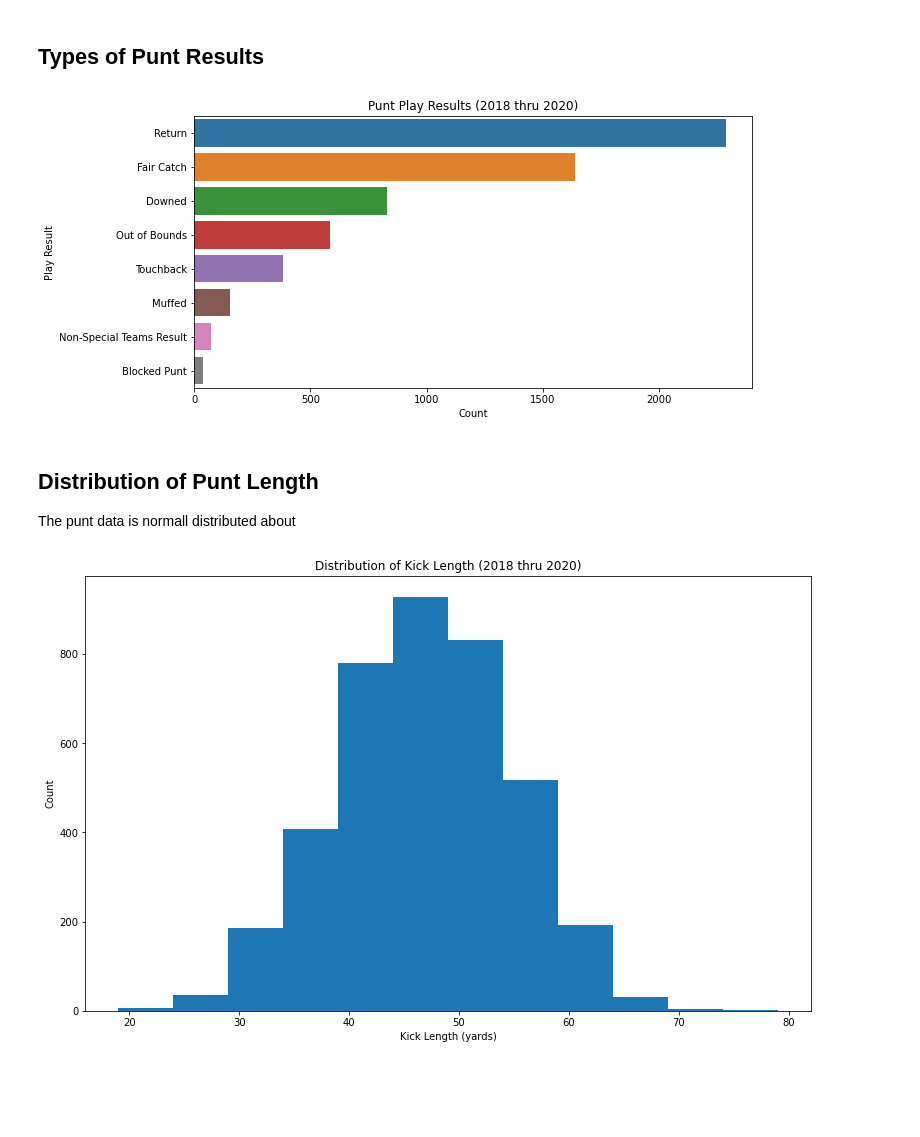
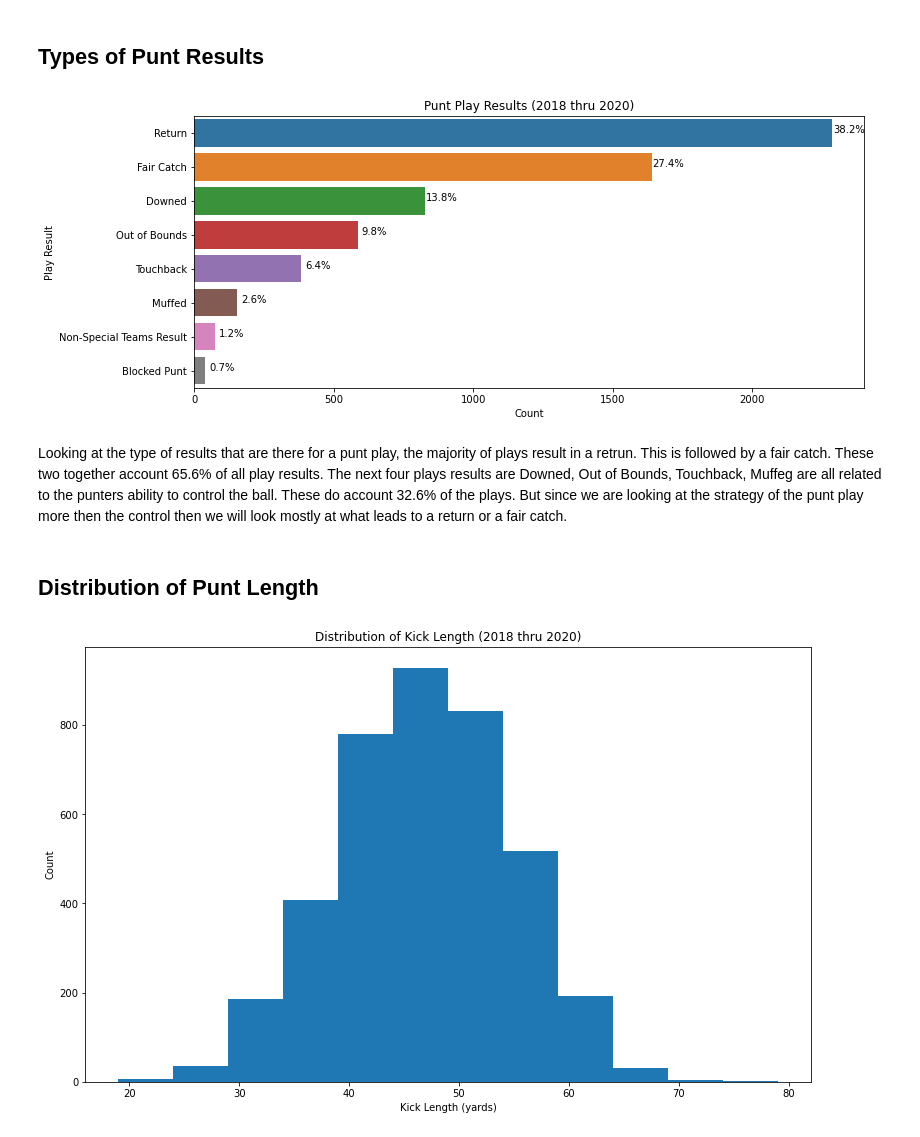
Before and after one commit to dkrejcarek/punt_analysis, a Jupyter notebook: Part_II_slide_deck_template.ipynb, the cells around one changed output. Cells and saved outputs as stored; diff of their text form; code cells hidden in the pictures; blank space fills up the shorter version.

```diff
--- a/Part_II_slide_deck_template.ipynb
+++ b/Part_II_slide_deck_template.ipynb
@@ -45,19 +44,35 @@ play_type = ['Punt']
 plays_returnable = plays[plays['specialTeamsPlayType'].isin(play_type)]
 # %%
 # Plot the type of results
-plt.figure(figsize=[10,5])
+plt.figure(figsize=[12,5])
 order = plays_returnable.specialTeamsResult.value_counts().index
+type_counts = plays_returnable['specialTeamsResult'].value_counts()
+n_plays = plays_returnable.specialTeamsResult.count()
+
 
 sb.countplot(data = plays_returnable, y = 'specialTeamsResult', order = order)
 plt.title('Punt Play Results (2018 thru 2020)')
 plt.ylabel('Play Result')
-plt.xlabel('Count');
+plt.xlabel('Count')
+
+# get the current tick locations and labels
+locs, labels = plt.yticks()
+
+# loop through each pair of locations and labels
+for loc, label in zip(locs, labels):
+
+    # get the text property for the label to get the correct count
+    count = type_counts[label.get_text()]
+    pct_string = '{:0.1f}%'.format(100*count/n_plays)
+
+    # print the annotation just below the top of the bar
+    plt.text(count + 60, loc, pct_string, ha = 'center', color = 'black');
 # %% [output]
-[figure, old version]
+[figure, new version]
+# %% [markdown]
+Looking at the type of results that are there for a punt play, the majority of plays result in a retrun.  This is followed by a fair catch.  These two together account 65.6% of all play results.  The next four plays results are Downed, Out of Bounds, Touchback, Muffeg are all related to the punters ability to control the ball.  These do account 32.6% of the plays.  But since we are looking at the strategy of the punt play more then the control then we will look mostly at what leads to a return or a fair catch.
 # %% [markdown]
 ## Distribution of Punt Length
-
-The punt data is normall distributed about
 # %%
 bins = np.arange(punt_data.kickLength.min(), punt_data.kickLength.max() + 5, 5)
 
```
Also changed, not shown: parts of 11 cells of this notebook.
